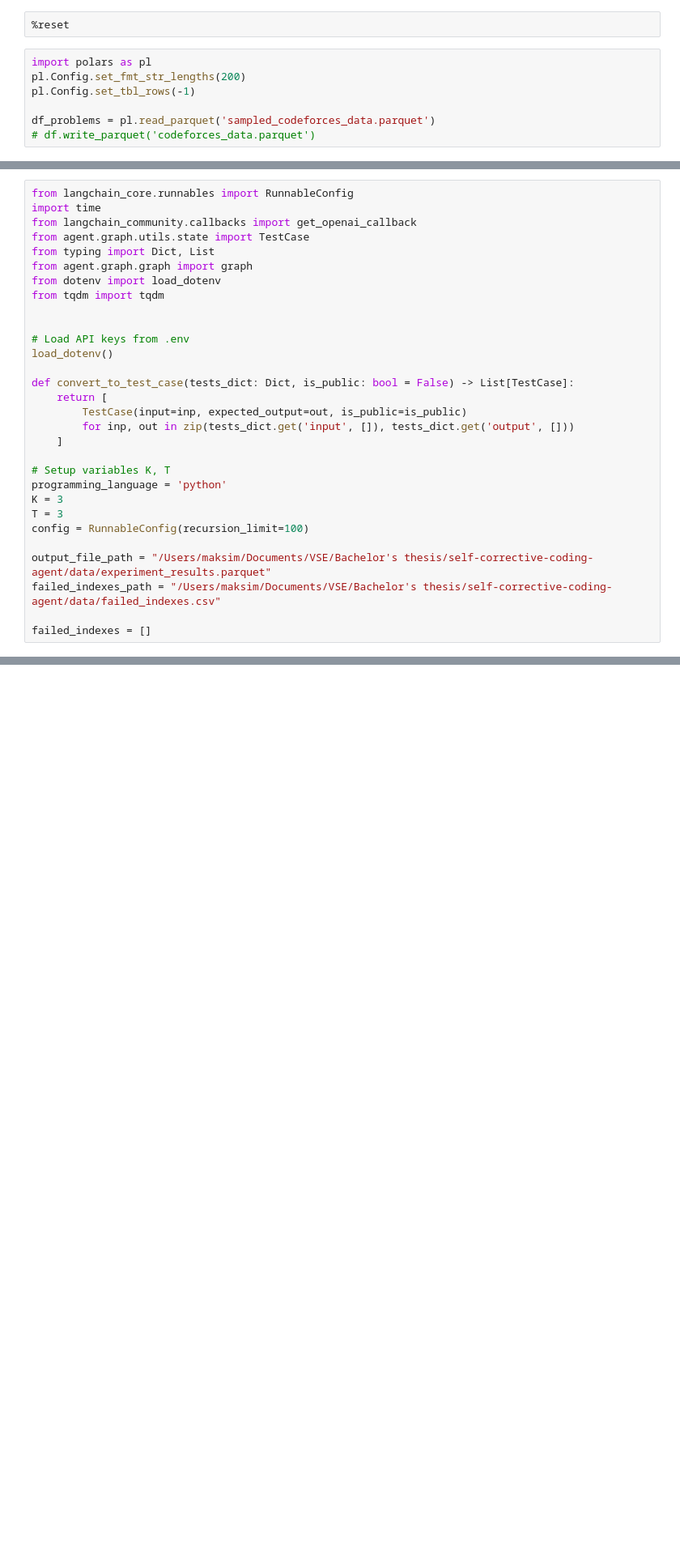
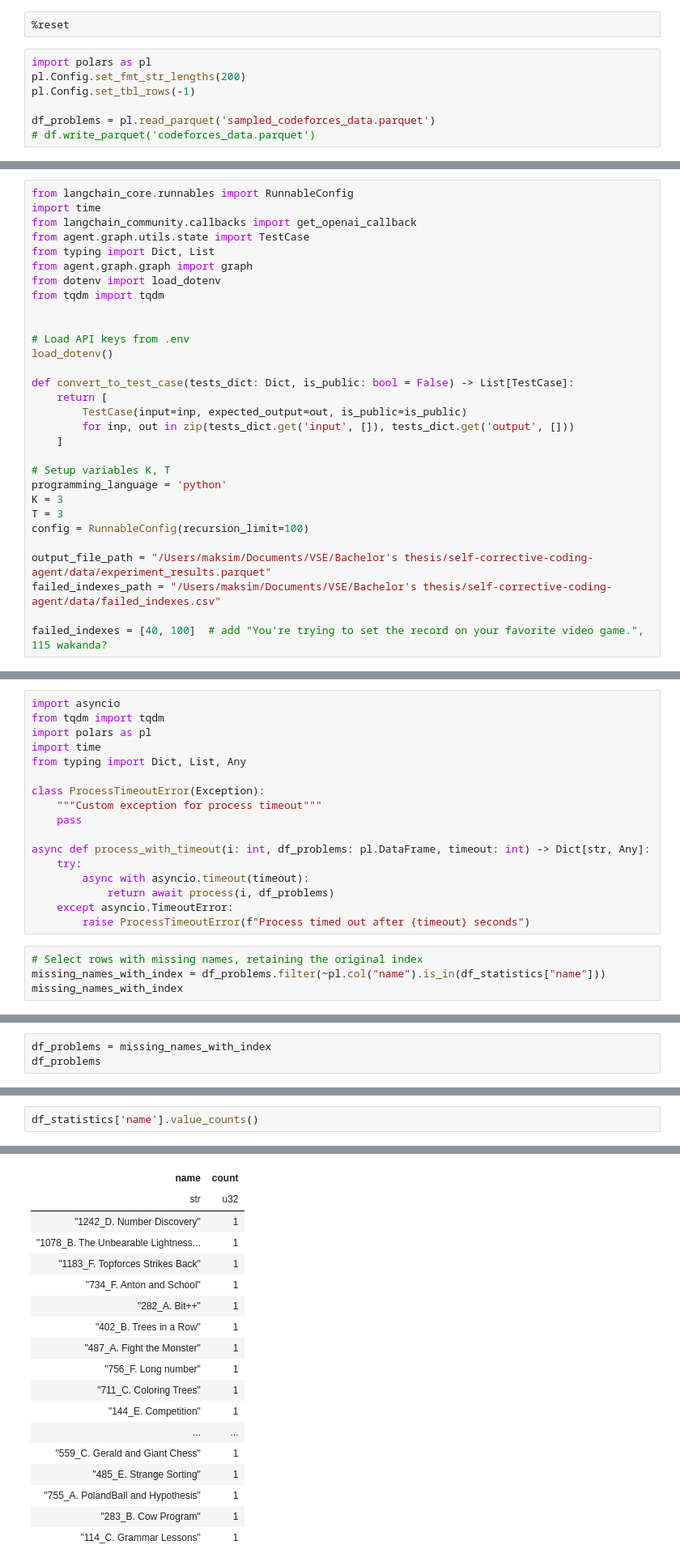
Before and after one commit to MaksimObukhov/self-corrective-coding-agent, a Jupyter notebook: notebooks/solve_problems.ipynb, the cells around one changed output, grey strips where cells are left out. Shown at 81% size. Saved outputs shown, nothing was run; the diff lists cells and outputs as text; blank space fills up the shorter version.

```diff
--- a/experiment.ipynb
+++ b/notebooks/solve_problems.ipynb
@@ -93,4 +90,4 @@ config = RunnableConfig(recursion_limit=100)
 output_file_path = "/Users/maksim/Documents/VSE/Bachelor's thesis/self-corrective-coding-agent/data/experiment_results.parquet"
 failed_indexes_path = "/Users/maksim/Documents/VSE/Bachelor's thesis/self-corrective-coding-agent/data/failed_indexes.csv"
 
-failed_indexes = []
+failed_indexes = [40, 100]  # add "You're trying to set the record on your favorite video game.", 115 wakanda?
@@ -96,0 +150,21 @@ failed_indexes = []
+# %%
+import asyncio
+from tqdm import tqdm
+import polars as pl
+import time
+from typing import Dict, List, Any
+
+class ProcessTimeoutError(Exception):
+    """Custom exception for process timeout"""
+    pass
+
+async def process_with_timeout(i: int, df_problems: pl.DataFrame, timeout: int) -> Dict[str, Any]:
+    try:
+        async with asyncio.timeout(timeout):
+            return await process(i, df_problems)
+    except asyncio.TimeoutError:
+        raise ProcessTimeoutError(f"Process timed out after {timeout} seconds")
+# %%
+# Select rows with missing names, retaining the original index
+missing_names_with_index = df_problems.filter(~pl.col("name").is_in(df_statistics["name"]))
+missing_names_with_index
@@ -96,0 +178,3 @@ failed_indexes = []
+# %%
+df_problems = missing_names_with_index
+df_problems
@@ -160,3 +201,6 @@ for i in tqdm(range(df_problems.height), desc="Processing Problems", unit="probl
 
 failed_df = pl.DataFrame({"failed_problem_indexes": failed_indexes})
 failed_df.write_csv(failed_indexes_path)
+# %%
+df_statistics['name'].value_counts()
+# %% [output]
@@ -162,0 +208,18 @@ failed_df.write_csv(failed_indexes_path)
+| name | count |
+| str | u32 |
+| "1242_D. Number Discovery" | 1 |
+| "1078_B. The Unbearable Lightness... | 1 |
+| "1183_F. Topforces Strikes Back" | 1 |
+| "734_F. Anton and School" | 1 |
+| "282_A. Bit++" | 1 |
+| "402_B. Trees in a Row" | 1 |
+| "487_A. Fight the Monster" | 1 |
+| "756_F. Long number" | 1 |
+| "711_C. Coloring Trees" | 1 |
+| "144_E. Competition" | 1 |
+| ... | ... |
+| "559_C. Gerald and Giant Chess" | 1 |
+| "485_E. Strange Sorting" | 1 |
+| "755_A. PolandBall and Hypothesis" | 1 |
+| "283_B. Cow Program" | 1 |
+| "114_C. Grammar Lessons" | 1 |
```
Also changed, not shown: parts of 11 cells of this notebook, 8 other files.
